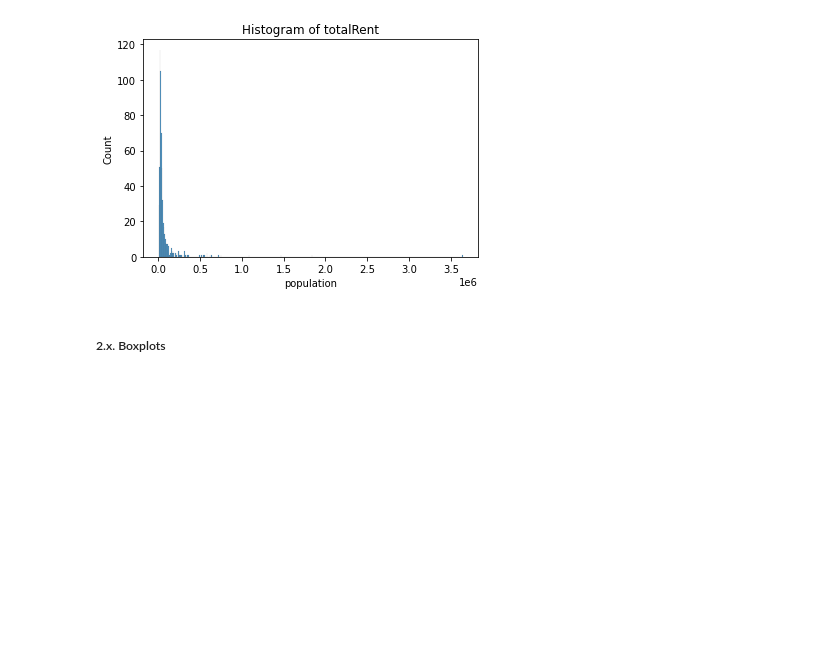
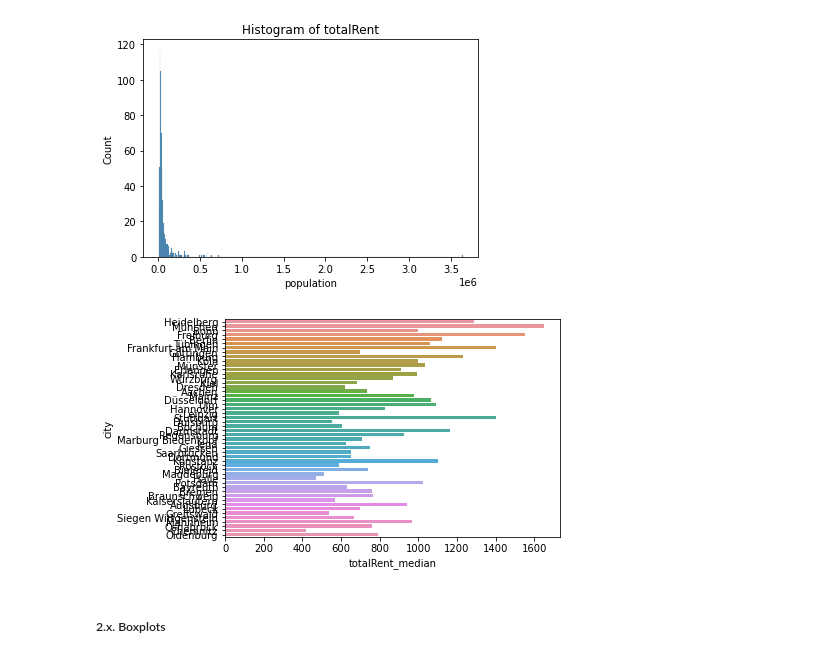
Before and after one commit to reemakk/group-3, a Jupyter notebook: Data_analysis.ipynb, the cells around one changed output. Drawn from its saved outputs; the diff is of its cells as text; code cells hidden in the pictures; blank space fills up the shorter version.

```diff
--- a/Data_analysis.ipynb
+++ b/Data_analysis.ipynb
@@ -209,5 +314,14 @@ sns.histplot(population_only_adjusteddata["population"], kde = False).set_title(
 plt.show()
 # %% [output]
 [figure]
+# %%
+x="totalRent_median"
+y="city"
+
+sns.barplot(x,y, data=Uni4U_Data)
+
+plt.show()
+# %% [output]
+[figure, added]
 # %% [markdown]
 ##### 2.x. Boxplots
```
Also changed, not shown: parts of 22 cells of this notebook, 5 other files.
